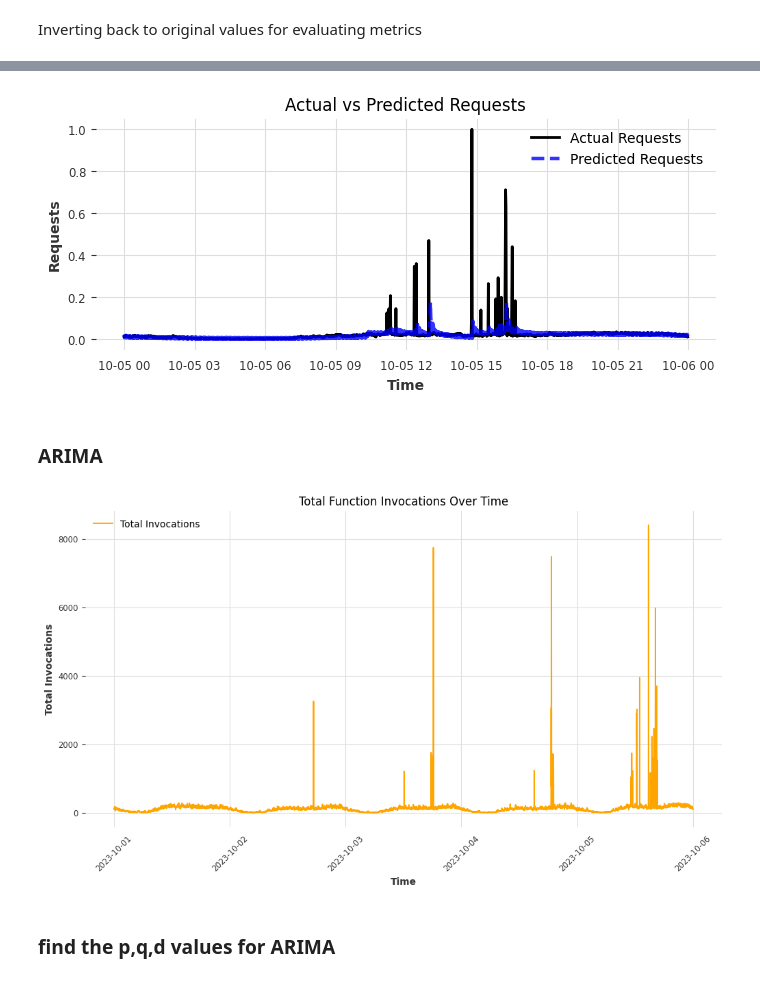
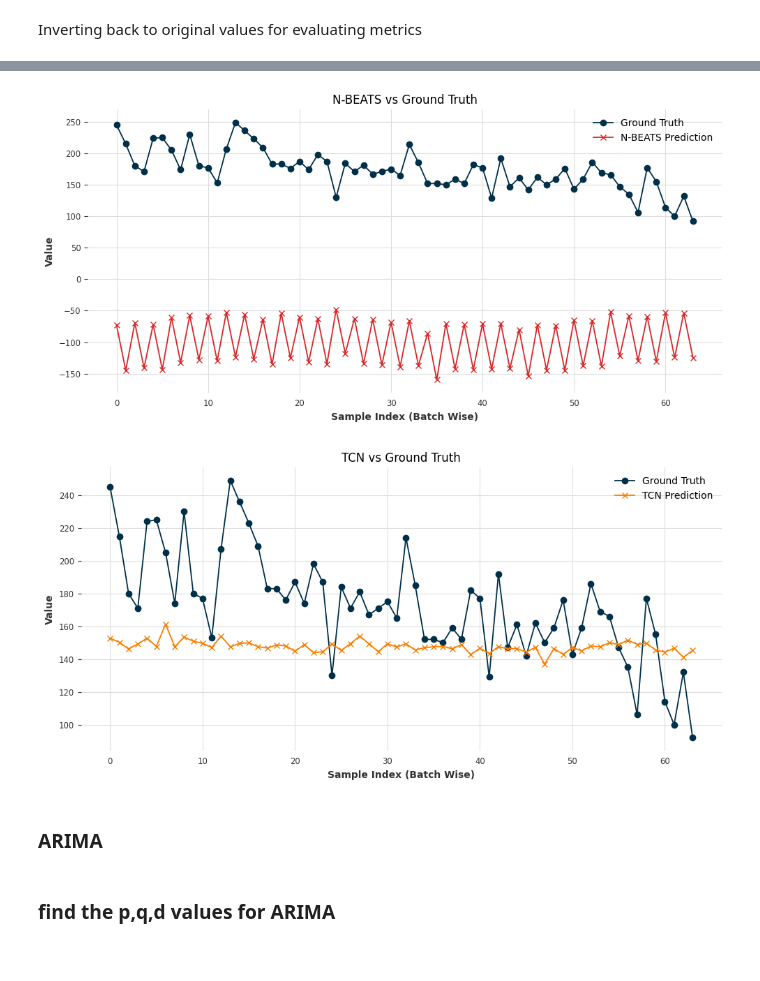
Before and after one commit to Suraez/time_series, a Jupyter notebook: nbeats_vs_arima.ipynb, the cells around one changed output, grey strips where cells are left out. Saved outputs shown, nothing was run; the diff lists cells and outputs as text; code cells hidden in the pictures.

```diff
--- a/nbeats_vs_arima.ipynb
+++ b/nbeats_vs_arima.ipynb
@@ -36,9 +36,9 @@ train_size = 0.8  # 80% training, 20% testing
 train_target, test_target = series_target.split_after(train_size)
 train_covariates, test_covariates = series_covariates.split_after(train_size)
 # %%
-window = 10
+window = 11
 prediction_length = 2 # one step forecast
-eps = 30
+eps = 50
 # %%
 tcnmodel = TCNModel(
     input_chunk_length=window,
@@ -167,24 +159,43 @@ plt.show()
-# %%
-import matplotlib.pyplot as plt
-
-plt.figure(figsize=(8, 3))
-
-test_target_pd = test_target.to_series()
-pred_series_pd = nbeats_pred_series.to_series()
-
-plt.plot(test_target_pd, label="Actual Requests", linewidth=2, color="black")
-
-# Plot predicted data with better visibility
-plt.plot(pred_series_pd, label="Predicted Requests", linestyle="dashed", linewidth=2.5, color="blue", alpha=0.8)
-
-plt.title("Actual vs Predicted Requests")
-plt.xlabel("Time")
-plt.ylabel("Requests")
-plt.legend()
-plt.grid(True)
-plt.show()
-# %% [output]
-[figure, removed]
+# %%
+import matplotlib.pyplot as plt
+import numpy as np
+
+# Only take the last 64 values
+n = 64
+x = np.arange(n)  # Sample indices
+
+# Safely convert and flatten regardless of source
+gt = test_target_original[-n:].values().flatten()
+nbeats = nbeats_pred_original[-n:].values().flatten()
+tcn = tcn_pred_original[-n:].values().flatten()
+
+
+# Plot for N-BEATS
+plt.figure(figsize=(10, 5))
+plt.plot(x, gt, label="Ground Truth", marker='o', color='#003049')
+plt.plot(x, nbeats, label="N-BEATS Prediction", marker='x', color='#d62828')
+plt.title("N-BEATS vs Ground Truth")
+plt.xlabel("Sample Index (Batch Wise)")
+plt.ylabel("Value")
+plt.legend()
+plt.grid(True)
+plt.tight_layout()
+plt.show()
+
+# Plot for TCN
+plt.figure(figsize=(10, 5))
+plt.plot(x, gt, label="Ground Truth", marker='o', color='#003049')
+plt.plot(x, tcn, label="TCN Prediction", marker='x', color='#f77f00')
+plt.title("TCN vs Ground Truth")
+plt.xlabel("Sample Index (Batch Wise)")
+plt.ylabel("Value")
+plt.legend()
+plt.grid(True)
+plt.tight_layout()
+plt.show()
+# %% [output]
+[figure, added]
+[figure, added]
 # %% [markdown]
 ### ARIMA
 # %%
@@ -195,19 +206,6 @@ df = pd.read_csv("preprocessed_dataset.csv", parse_dates=["timestamp"])
 # %%
 # did the forward fill
 df = df.fillna(method='ffill', axis=1).fillna(0)
-# %%
-import matplotlib.pyplot as plt
-
-plt.figure(figsize=(12, 6))
-plt.plot(df['timestamp'], df['requests'], label="Total Invocations", color='orange')
-plt.xlabel("Time")
-plt.ylabel("Total Invocations")
-plt.title("Total Function Invocations Over Time")
-plt.legend()
-plt.xticks(rotation=45)
-plt.show()
-# %% [output]
-[figure, removed]
 # %% [markdown]
 ### find the p,q,d values for ARIMA
 # %% [markdown]
```
Also changed, not shown: parts of 14 cells of this notebook.
